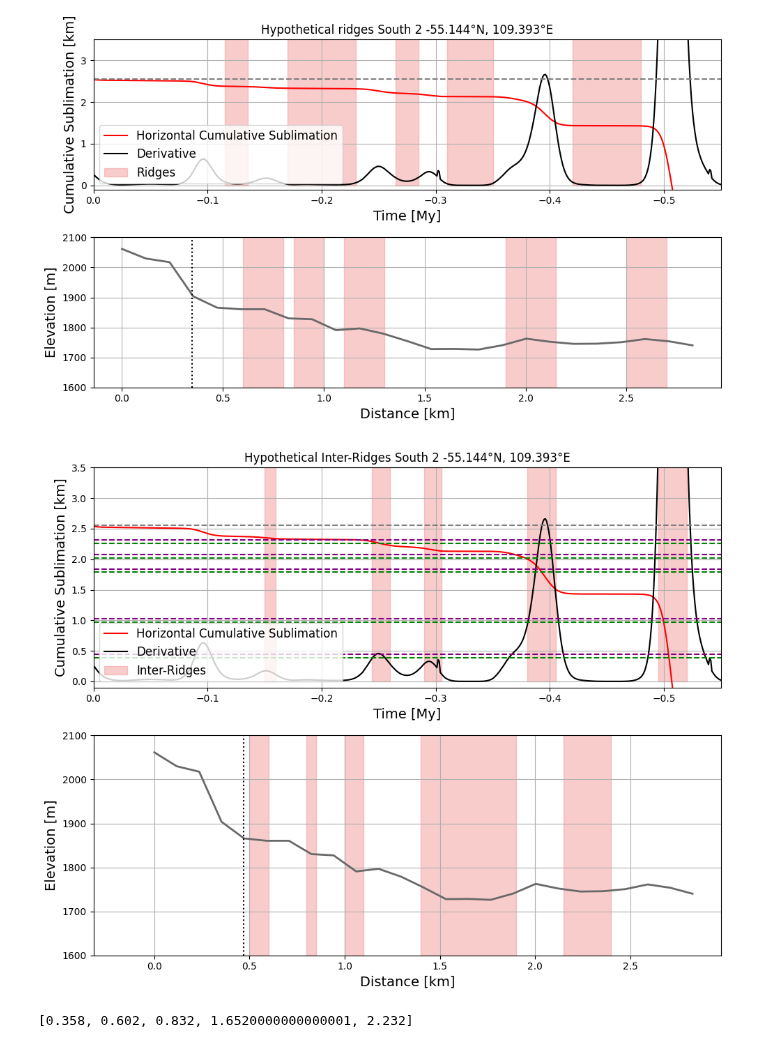
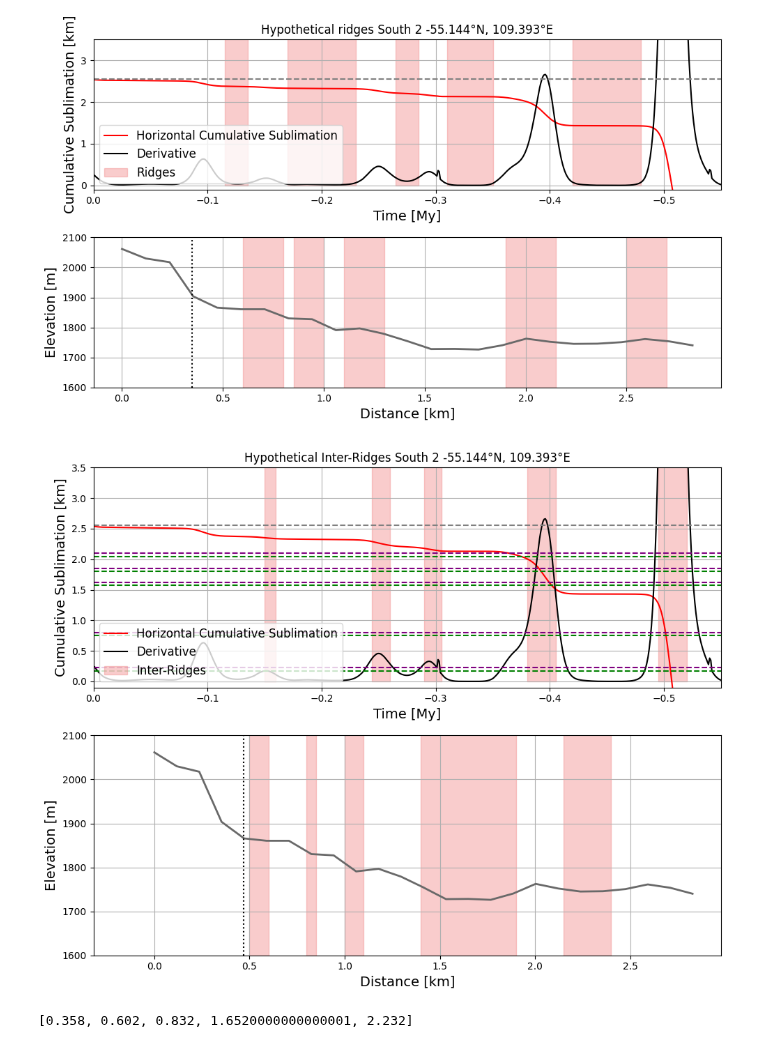
Before and after one commit to lsperezm/Martian_Icy_Scarps, a Jupyter notebook: Code/New_Scarps.ipynb, the cells around one changed output. Saved outputs shown, nothing was run; the diff lists cells and outputs as text; code cells hidden in the pictures.

```diff
--- a/Code/New_Scarps.ipynb
+++ b/Code/New_Scarps.ipynb
@@ -190,35 +190,35 @@ ax1.set_xlabel('Time [My]', fontsize=14)
 ax1.set_ylabel('Cumulative Sublimation [km]', fontsize=14)
 ax1.grid(True)
 ax1.legend(loc='lower left', fontsize=12)
 
 # --- Bottom plot: Topographic profile ---
 ax2.plot(dist2, elevation2, color='dimgray', linewidth=2)
 ax2.set_xlabel('Distance [km]', fontsize=14)
 ax2.set_ylabel('Elevation [m]', fontsize=14)
 ax2.grid(True)
 
 ax2.fill_between([0.8,0.85],2750, color='lightcoral', alpha=0.4,label='Inter-Ridges')
 ax2.fill_between([1.,1.1],2750, color='lightcoral', alpha=0.4)
 ax2.fill_between([1.4,1.9],2750, color='lightcoral', alpha=0.4)
 ax2.fill_between([2.15,2.4],2750, color='lightcoral', alpha=0.4)
 ax2.fill_between([0.5,0.6],2750, color='lightcoral', alpha=0.4)
 ax2.axvline(0.47,linestyle=':',color='black',label='Present Day Scarp')
 ax2.scatter(-0.17, 1575, color='red', marker='*', s=100, label='1',zorder=3)
 
 # Distances ridge-scarp
-distan2=[0.706-0.47,0.95-0.47,1.18-0.47,2-0.47,2.58-0.47]
+distan2=[0.706-0.25,0.95-0.25,1.18-0.25,2-0.25,2.58-0.25]
 
 for i in distan2:
     ax1.axhline(2.552-i,linestyle='--',color='purple')
     ax1.axhline(2.5-i,linestyle='--',color='green')
 
 
 
 ax2.set_ylim(1600,2100)
 ax1.set_title('Hypothetical Inter-Ridges South 2 -55.144°N, 109.393°E')
 plt.tight_layout()
 # %% [output]
-[figure, old version]
+[figure, new version]
 # %%
 distan2
 # %% [output]
```
